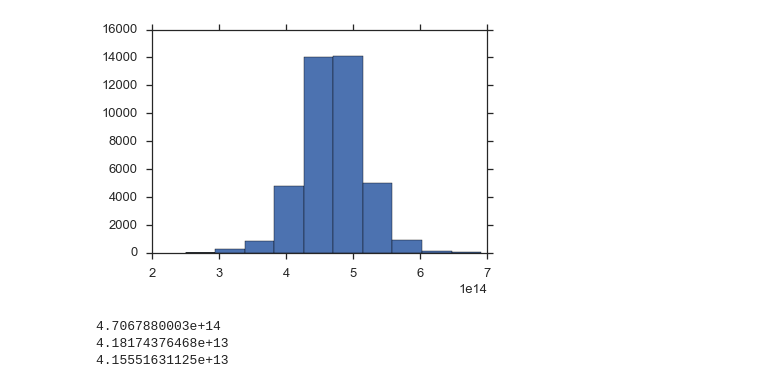
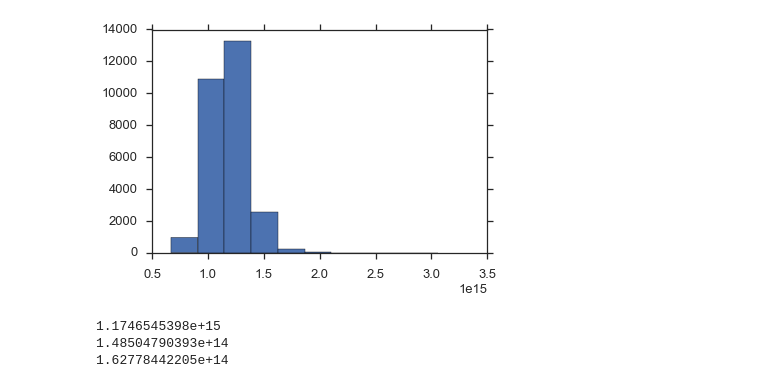
Before and after one commit to ondrejiayc/PH366_final_project, a Jupyter notebook: massProfileGeneration.ipynb, the cells around one changed output. Saved outputs shown, nothing was run; the diff lists cells and outputs as text; code cells hidden in the pictures.

Commit message:
Added continuousMock6, k=2.5, m=0.1

```diff
--- a/massProfileGeneration.ipynb
+++ b/massProfileGeneration.ipynb
@@ -20,8 +20,8 @@ l_blue = current_palette[5]
 
 %matplotlib inline
 # %%
-#chainName = 'chain_conMock1_15000steps.npy'
-chainName = 'chain_virgoDataMembers_40000steps.npy'
+#chainName = 'chain_virgoDataMembers_32000steps.npy'
+chainName = 'chain_continuousMock5_11400steps.npy'
 
 chain = np.load(chainName)
 print chain.shape
@@ -30,5 +30,5 @@ print chain.shape
 # %%
-radii = np.logspace(0,3.6,20) #radii in kpc
+radii = np.logspace(0,3.,20) #radii in kpc
 
 def generateMassProfile(radii,sigma0,m,k,normed=True):
     '''
@@ -48,22 +48,22 @@ def generateMassProfile(radii,sigma0,m,k,normed=True):
     norm = 2.312e5 if normed else 1.
     return -norm*radii*(sigma0*radii**(-m))**2*(-k-2*m)
 
-for i in chain[0:1]:
-    plt.plot(radii,generateMassProfile(radii,i[2],i[3],i[1]),color=blue,label='MCMC')
+for i in chain[666:667]:
+    plt.plot(radii,generateMassProfile(radii,i[2],i[3],i[1],normed=False),color=blue,label='MCMC')
 
-for i in chain[1:40000:10]:
-    plt.plot(radii,generateMassProfile(radii,i[2],i[3],i[1]),alpha=0.015,color=blue)
+for i in chain[0:11400:10]:
+    plt.plot(radii,generateMassProfile(radii,i[2],i[3],i[1],normed=False),alpha=0.015,color=blue)
 
-#plt.plot(radii,generateMassProfile(radii,1000,0.5,2.5),'k-',lw=2,label='input')
+plt.plot(radii,generateMassProfile(radii,1000,0.5,2.5,normed=False),'k-',lw=2,label='input')
 
 plt.xscale('log')
 plt.yscale('log')
-plt.xlabel('r (kpc)')
-plt.ylabel('mass ($M_{\odot}$)')
-plt.title('Mass for the Virgo Cluster')
-plt.axvline(x=1.2e3,color='k')
+plt.xlabel('radius')
+plt.ylabel('mass (arb.units)')
+plt.title('Mass for mockCluster5')
+#plt.axvline(x=1.2e3,color='k')
 plt.legend(loc='upper left')
-plt.text(1.5e3,3e15,'$r_{200}$')
+#plt.text(1.5e3,3e15,'$r_{200}$')
 
-plt.savefig('massVirgo.png',dpi=300,bbox_inches='tight',pad_inches=0.2)
+plt.savefig('massMock5_300w.png',dpi=300,bbox_inches='tight',pad_inches=0.2)
 # %% [output]
@@ -85,17 +89,17 @@ np.median(chain[:,4])
 # %%
 m=np.array([])
 
 for i in chain:
-    m=np.append(m,generateMassProfile(1.55e3,i[2],i[3],i[1]))
+    m=np.append(m,generateMassProfile(7.2e3,i[2],i[3],i[1]))
 
 a,b,c = plt.hist(m)
 # %% [output]
-[figure, old version]
+[figure, new version]
 # %%
 print np.percentile(m,50)
 print np.percentile(m,50)-np.percentile(m,16)
 print np.percentile(m,84)-np.percentile(m,50)
 # %% [output]
-4.7067880003e+14
-4.18174376468e+13
-4.15551631125e+13
+1.1746545398e+15
+1.48504790393e+14
+1.62778442205e+14
```
Also changed, not shown: parts of 5 cells of this notebook, 1 other file.
